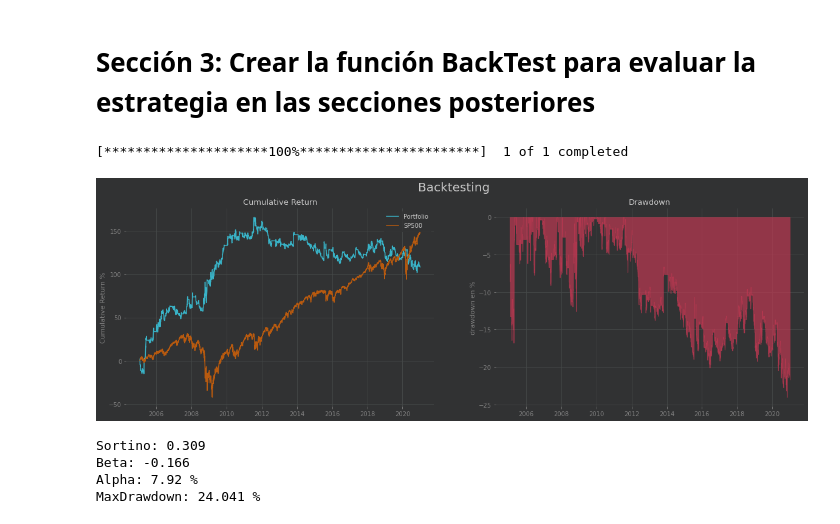
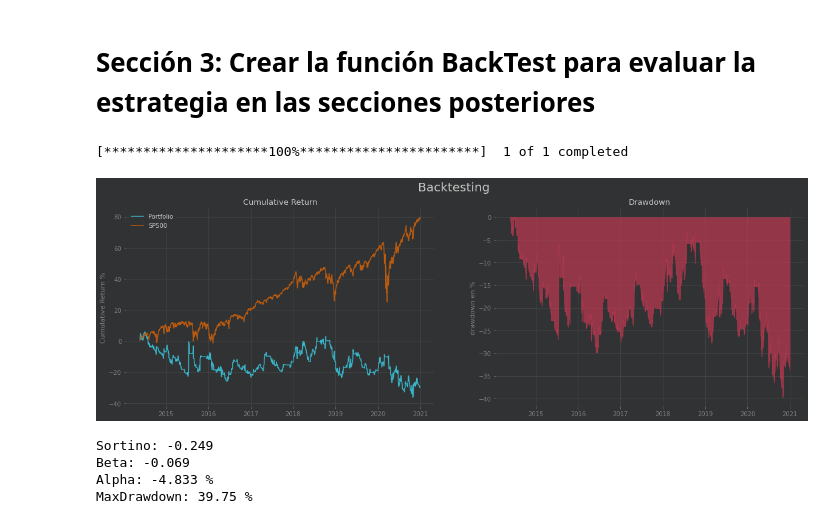
Before and after one commit to yimmyeman/trading-algoritmico-analisis-tecnico, a Jupyter notebook: ES_TA_Capítulo_05_Backtesting_Vectorizado.ipynb, the cells around one changed output. Cells and saved outputs as stored; diff of their text form; code cells hidden in the pictures.

```diff
--- a/ES_TA_Capítulo_05_Backtesting_Vectorizado.ipynb
+++ b/ES_TA_Capítulo_05_Backtesting_Vectorizado.ipynb
@@ -362,11 +361,12 @@ def BackTest(serie, annualiazed_scalar=252):
   print(f"Alpha: {np.round(alpha*100,3)} %")
   print(f"MaxDrawdown: {np.round(max_drawdown,3)} %")
 # %%
+return_serie = RSI(f,5, 14)
 BackTest(return_serie, annualiazed_scalar=252)
 # %% [output]
 [*********************100%***********************]  1 of 1 completed
-[figure, old version]
+[figure, new version]
-Sortino: 0.309
-Beta: -0.166
-Alpha: 7.92 %
-MaxDrawdown: 24.041 %
+Sortino: -0.249
+Beta: -0.069
+Alpha: -4.833 %
+MaxDrawdown: 39.75 %
```
Also changed, not shown: parts of 11 cells of this notebook.
